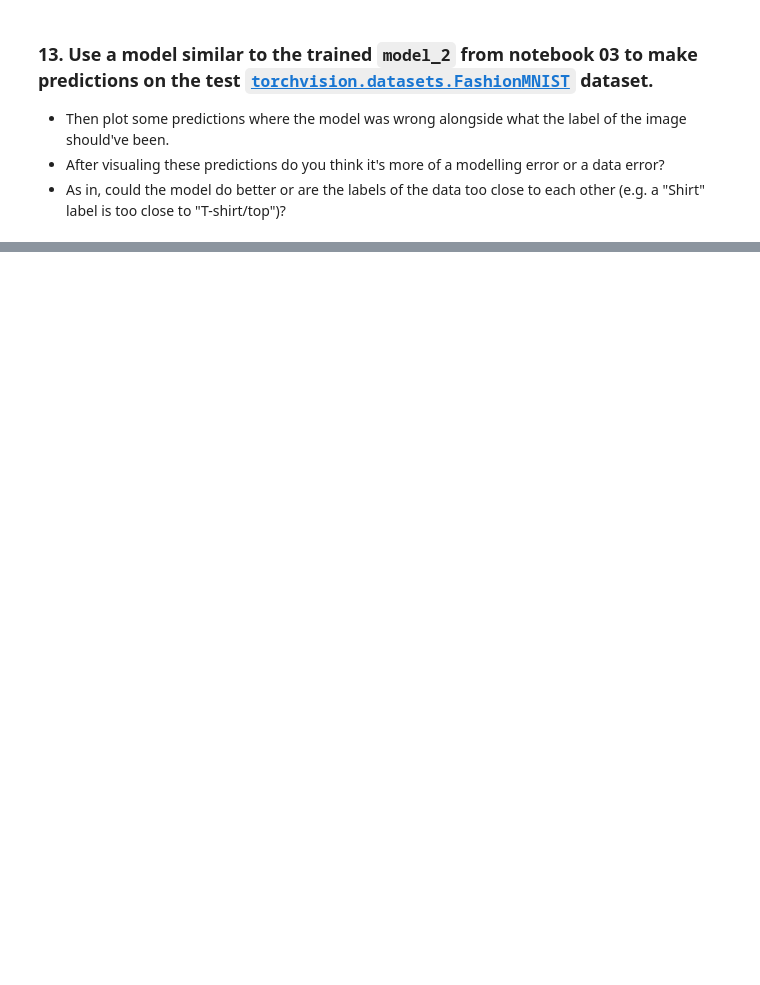
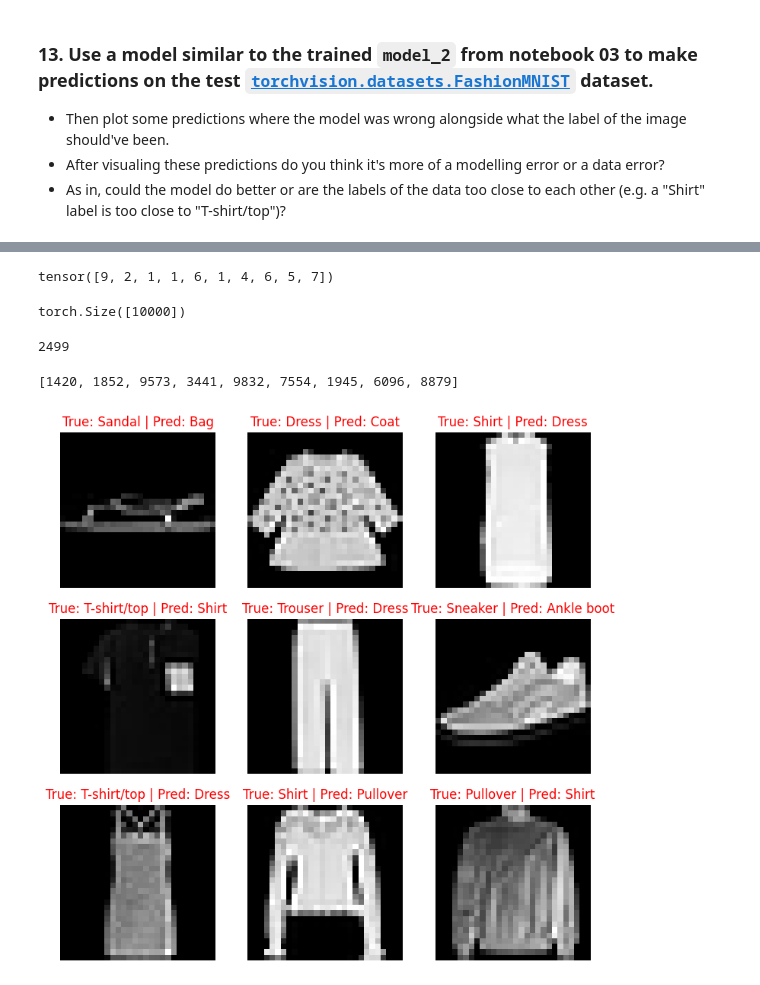
Before and after one commit to ZyWang7/PyTorch-for-DL-ML, a Jupyter notebook: exercises/03_pytorch_computer_vision_exercises.ipynb, the cells around one changed output, grey strips where cells are left out. Cells and saved outputs as stored; diff of their text form; code cells hidden in the pictures; blank space fills up the shorter version.

Commit message:
Train and make predicitions to FashionMNIST dataset

```diff
--- a/exercises/03_pytorch_computer_vision_exercises.ipynb
+++ b/exercises/03_pytorch_computer_vision_exercises.ipynb
@@ -510,0 +611,5 @@ fig, ax = plot_confusion_matrix(
+# %%
+# Setup loss and optimizer
+from torch import nn
+loss_fn = nn.CrossEntropyLoss()
+optimizer = torch.optim.SGD(model_2.parameters(), lr=0.01)
@@ -510,0 +655,50 @@ fig, ax = plot_confusion_matrix(
+# %%
+# meke predictions for all the test dataset
+test_preds = []
+
+model_2.eval()
+with torch.inference_mode():
+    for X_test, y_test in tqdm(test_dataloader):
+        X_test, y_test = X_test.to(device), y_test.to(device)
+
+        y_logits = model_2(X_test)
+        y_pred = torch.softmax(y_logits.squeeze(), dim=0).argmax(dim=1)
+
+        test_preds.append(y_pred.cpu())
+
+# calculate list of predictions into a tensor
+y_preds_tensor = torch.cat(test_preds).cpu()
+y_preds_tensor[:10]
+# %% [output]
+tensor([9, 2, 1, 1, 6, 1, 4, 6, 5, 7])
+# %%
+test_data.targets.shape
+# %% [output]
+torch.Size([10000])
+# %%
+# get wrong prediction indexes
+import numpy as np
+wrong_pred_idx = np.where(y_preds_tensor != test_data.targets)[0]
+len(wrong_pred_idx)
+# %% [output]
+2499
+# %%
+# random select 9 wrong predictions
+import random
+random_selection = random.sample(list(wrong_pred_idx), k=9)
+print(random_selection)
+
+plt.figure(figsize=(9, 9))
+for i, idx in enumerate(random_selection):
+    # Get true and pred labels
+    true_label = fashion_class_names[test_data[idx][1]]
+    pred_label = fashion_class_names[y_preds_tensor[idx]]
+
+    # Plot the wrong prediction with its original label
+    plt.subplot(3, 3, i+1)
+    plt.imshow(test_data[idx][0].squeeze(), cmap="gray")
+    plt.title(f"True: {true_label} | Pred: {pred_label}", c="r")
+    plt.axis(False)
+# %% [output]
+[1420, 1852, 9573, 3441, 9832, 7554, 1945, 6096, 8879]
+[figure, added]
```
Also changed, not shown: parts of 7 cells of this notebook, 8 other files.
